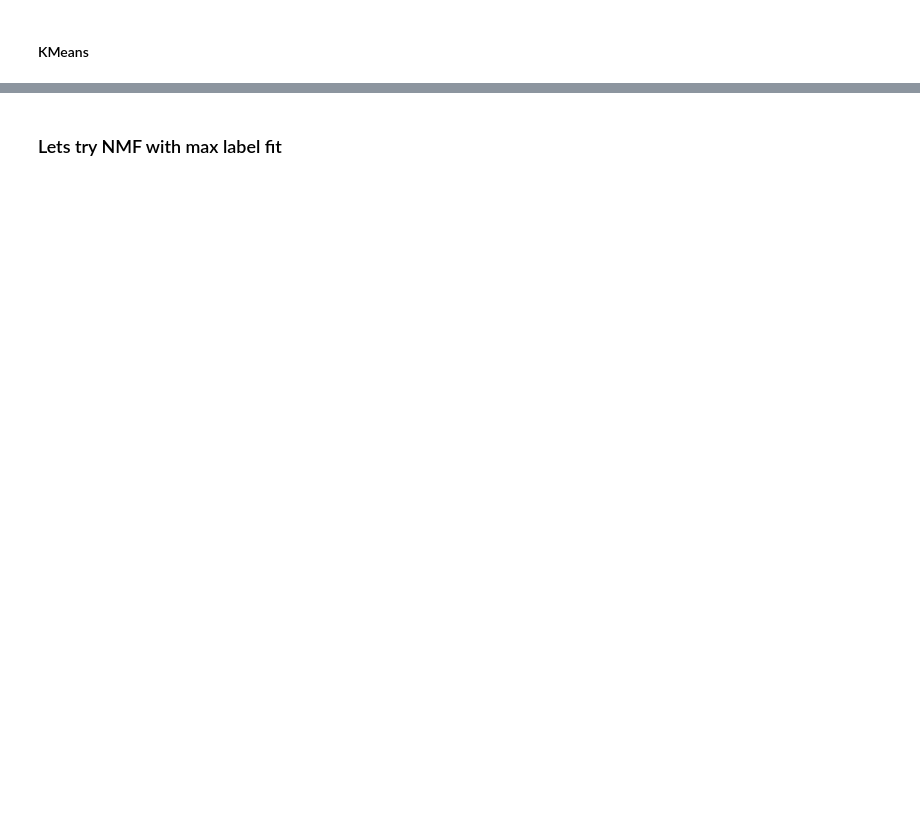
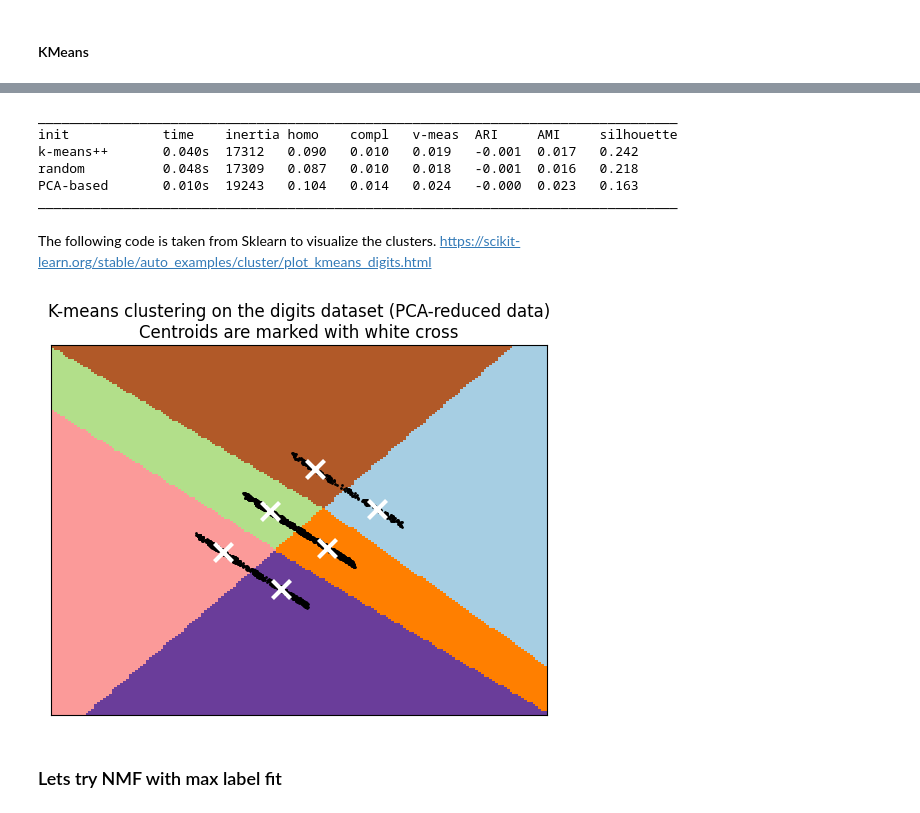
Before and after one commit to unemallan/Unsupervised-Learning-Final-Project, a Jupyter notebook: predictive_maintance_milling_machine.ipynb, the cells around one changed output, grey strips where cells are left out. Drawn from its saved outputs; the diff is of its cells as text; code cells hidden in the pictures; blank space fills up the shorter version.

```diff
--- a/predictive_maintance_milling_machine.ipynb
+++ b/predictive_maintance_milling_machine.ipynb
@@ -388,6 +402,7 @@ y_data.Labels.hist()
 <Axes: >
 [figure]
 # %%
+X_data = X_data.drop({'Rotational_speed_rpm', 'Air_temperature_K'}, axis=1)
 X_train, X_test, y_train, y_test = train_test_split(X_data, y_data, test_size=0.33, random_state=42)
 # %%
 import itertools
@@ -485,3 +564,80 @@ array([[928, 216, 531, 718, 487, 314],
+# %%
+print(82 * "_")
+print("init\t\ttime\tinertia\thomo\tcompl\tv-meas\tARI\tAMI\tsilhouette")
+
+kmeans = KMeans(init="k-means++", n_clusters=n_clusters, n_init=4, random_state=0)
+bench_k_means(kmeans=kmeans, name="k-means++", data=X_train, labels=y_train['Numeric_Labels'])
+
+kmeans = KMeans(init="random", n_clusters=n_clusters, n_init=4, random_state=0)
+bench_k_means(kmeans=kmeans, name="random", data=X_train, labels=y_train['Numeric_Labels'])
+
+pca = PCA(n_components=5).fit(X_train)
+kmeans = KMeans(init=pca.components_, n_clusters=5, n_init=1)
+bench_k_means(kmeans=kmeans, name="PCA-based", data=X_train, labels=y_train['Numeric_Labels'])
+
+print(82 * "_")
+# %% [output]
+__________________________________________________________________________________
+init            time    inertia homo    compl   v-meas  ARI     AMI     silhouette
+k-means++       0.040s  17312   0.090   0.010   0.019   -0.001  0.017   0.242
+random          0.048s  17309   0.087   0.010   0.018   -0.001  0.016   0.218
+PCA-based       0.010s  19243   0.104   0.014   0.024   -0.000  0.023   0.163
+__________________________________________________________________________________
+# %% [markdown]
+The following code is taken from Sklearn to visualize the clusters.
+https://scikit-learn.org/stable/auto_examples/cluster/plot_kmeans_digits.html
+# %%
+reduced_data = PCA(n_components=2).fit_transform(X_test)
+kmeans = KMeans(init="k-means++", n_clusters=n_clusters, n_init=4)
+kmeans.fit(reduced_data)
+
+# Step size of the mesh. Decrease to increase the quality of the VQ.
+h = 0.02  # point in the mesh [x_min, x_max]x[y_min, y_max].
+
+# Plot the decision boundary. For that, we will assign a color to each
+x_min, x_max = reduced_data[:, 0].min() - 1, reduced_data[:, 0].max() + 1
+y_min, y_max = reduced_data[:, 1].min() - 1, reduced_data[:, 1].max() + 1
+xx, yy = np.meshgrid(np.arange(x_min, x_max, h), np.arange(y_min, y_max, h))
+
+# Obtain labels for each point in mesh. Use last trained model.
+Z = kmeans.predict(np.c_[xx.ravel(), yy.ravel()])
+
+# Put the result into a color plot
+Z = Z.reshape(xx.shape)
+plt.figure(1)
+plt.clf()
+plt.imshow(
+    Z,
+    interpolation="nearest",
+    extent=(xx.min(), xx.max(), yy.min(), yy.max()),
+    cmap=plt.cm.Paired,
+    aspect="auto",
+    origin="lower",
+)
+
+plt.plot(reduced_data[:, 0], reduced_data[:, 1], "k.", markersize=2)
+# Plot the centroids as a white X
+centroids = kmeans.cluster_centers_
+plt.scatter(
+    centroids[:, 0],
+    centroids[:, 1],
+    marker="x",
+    s=169,
+    linewidths=3,
+    color="w",
+    zorder=10,
+)
+plt.title(
+    "K-means clustering on the digits dataset (PCA-reduced data)\n"
+    "Centroids are marked with white cross"
+)
+plt.xlim(x_min, x_max)
+plt.ylim(y_min, y_max)
+plt.xticks(())
+plt.yticks(())
+plt.show()
+# %% [output]
+[figure, added]
 # %% [markdown]
 ### Lets try NMF with max label fit
 # %%
```
Also changed, not shown: parts of 24 cells of this notebook.
